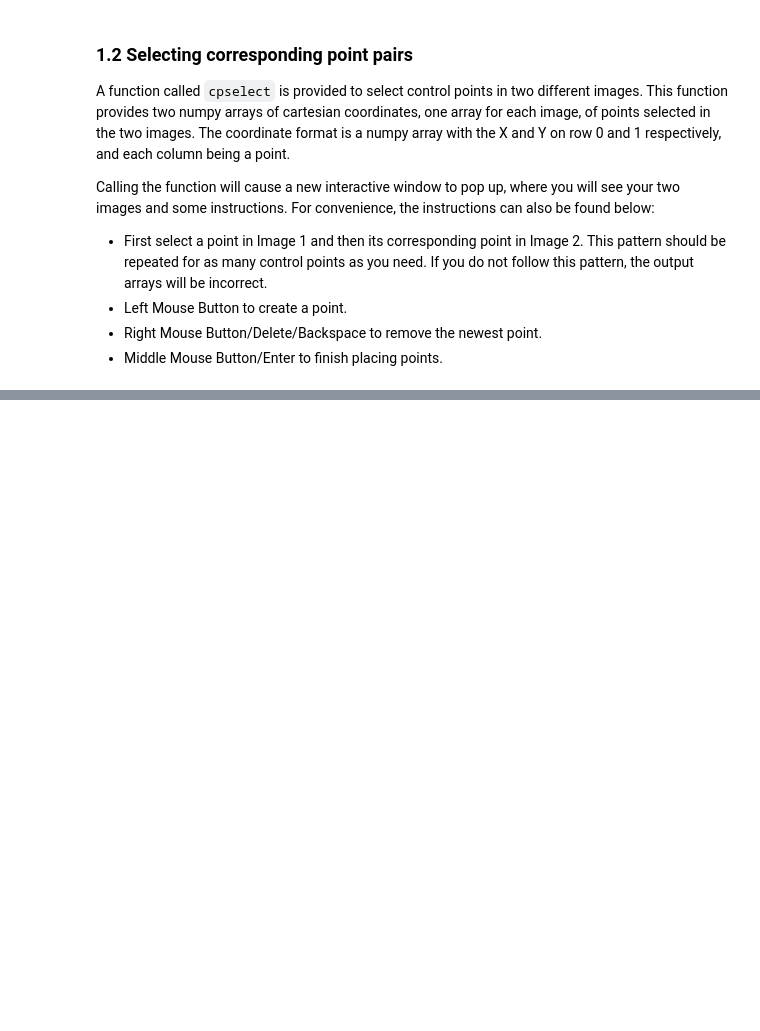
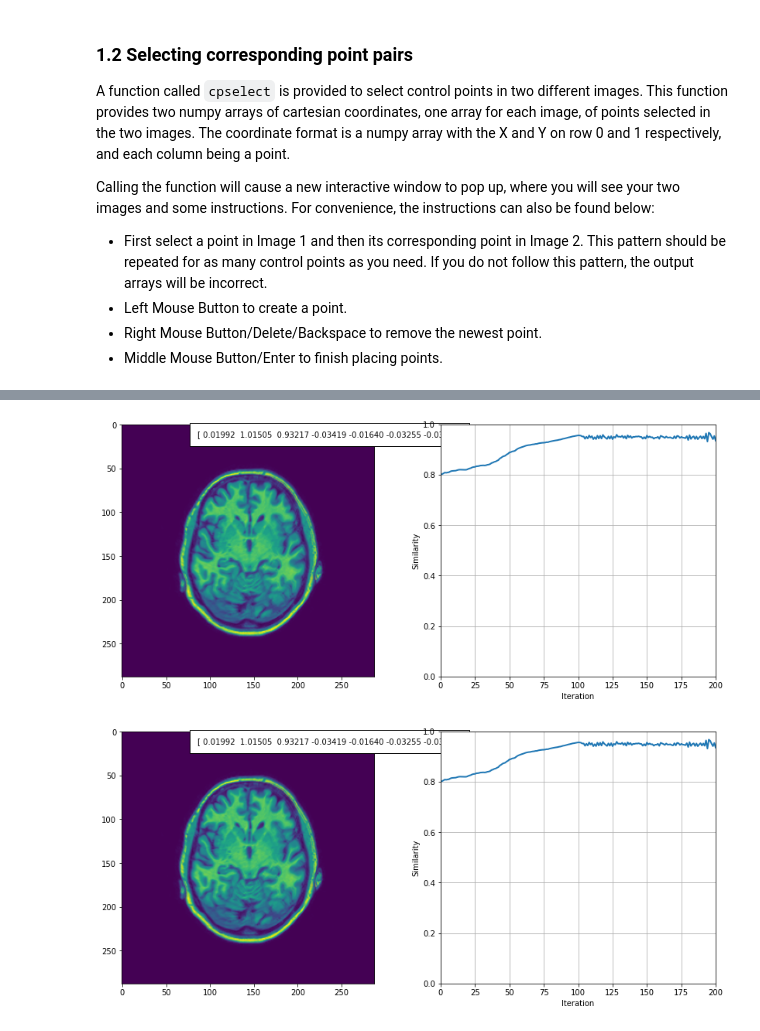
Before and after one commit to WHSchellekens/MIA_Group3, a Jupyter notebook: 1.6_Registration_project.ipynb, the cells around one changed output, grey strips where cells are left out. Cells and saved outputs as stored; diff of their text form; code cells hidden in the pictures; blank space fills up the shorter version.

```diff
--- a/1.6_Registration_project.ipynb
+++ b/1.6_Registration_project.ipynb
@@ -274,0 +254,11 @@ change output to return Th
+# %%
+# 2: T1 slices, affine, CC
+t1 = "2_1_t1"
+t2 = "2_1_t1_d"
+regtype = 'affine' # Either rigid or affine
+SM = 'CC'         # Either CC or MI
+
+registration_project.intensity_based_registration_MI(t1, t2, regtype, SM)
+# %% [output]
+[figure, added]
+[figure, added]
```
Also changed, not shown: parts of 22 cells of this notebook.
